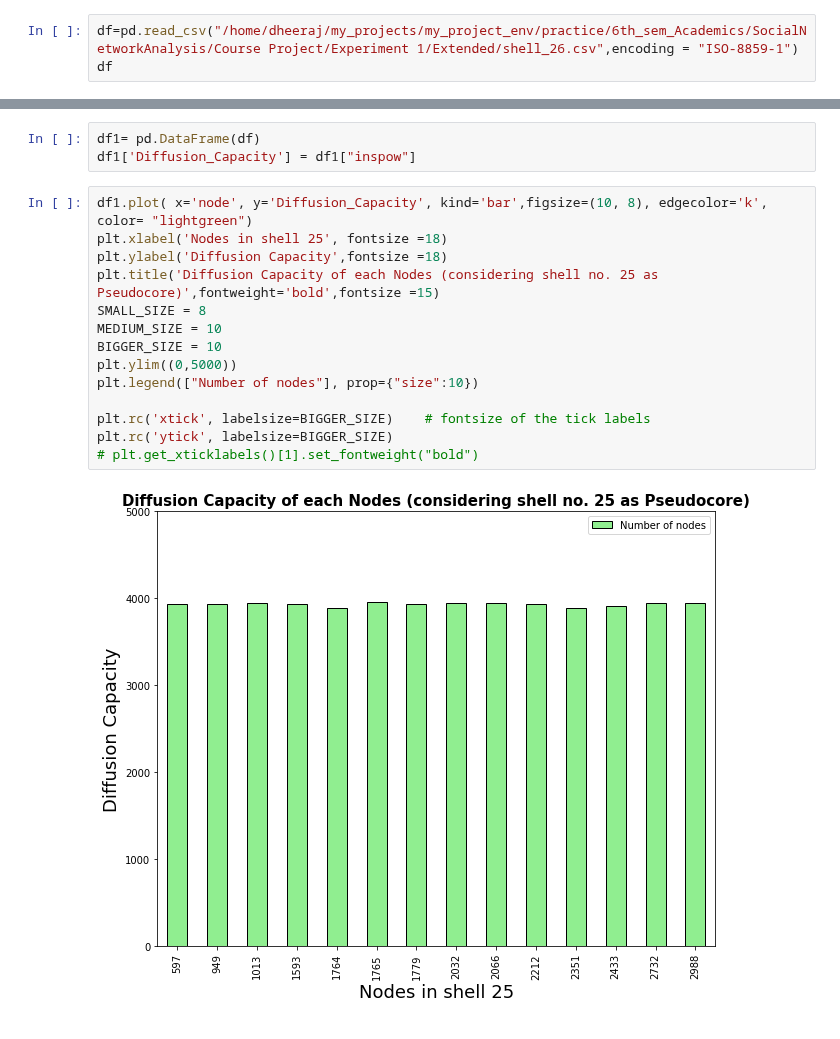
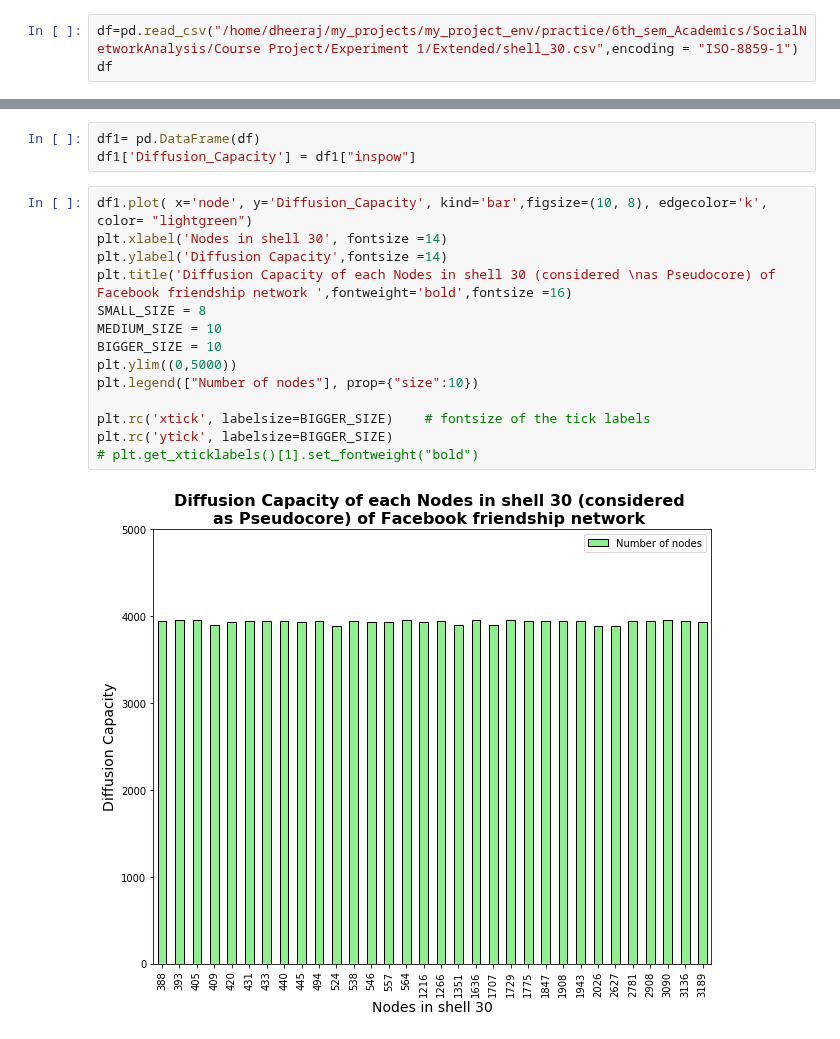
Before and after one commit to dheeraj-2000/6th_sem_Academics, a Jupyter notebook: SocialNetworkAnalysis/Course Project/Experiment 1/Extended/Untitled.ipynb, the cells around one changed output, grey strips where cells are left out. Drawn from its saved outputs; the diff is of its cells as text.

Commit message:
added diffusion power plots of facebook

```diff
--- a/SocialNetworkAnalysis/Course Project/Experiment 1/Extended/Untitled.ipynb
+++ b/SocialNetworkAnalysis/Course Project/Experiment 1/Extended/Untitled.ipynb
@@ -3,6 +3,6 @@ import numpy as np
 import pandas as pd
 import matplotlib.pyplot as plt
 # %%
-df=pd.read_csv("/home/dheeraj/my_projects/my_project_env/practice/6th_sem_Academics/SocialNetworkAnalysis/Course Project/Experiment 1/Extended/shell_26.csv",encoding = "ISO-8859-1")
+df=pd.read_csv("/home/dheeraj/my_projects/my_project_env/practice/6th_sem_Academics/SocialNetworkAnalysis/Course Project/Experiment 1/Extended/shell_30.csv",encoding = "ISO-8859-1")
 df
 # %% [output]
@@ -12,17 +28,17 @@ df1= pd.DataFrame(df)
 df1['Diffusion_Capacity'] = df1["inspow"]
 # %%
 df1.plot( x='node', y='Diffusion_Capacity', kind='bar',figsize=(10, 8), edgecolor='k', color= "lightgreen")
-plt.xlabel('Nodes in shell 25', fontsize =18)
-plt.ylabel('Diffusion Capacity',fontsize =18)
-plt.title('Diffusion Capacity of each Nodes (considering shell no. 25 as Pseudocore)',fontweight='bold',fontsize =15)
+plt.xlabel('Nodes in shell 30', fontsize =14)
+plt.ylabel('Diffusion Capacity',fontsize =14)
+plt.title('Diffusion Capacity of each Nodes in shell 30 (considered \nas Pseudocore) of Facebook friendship network ',fontweight='bold',fontsize =16)
 SMALL_SIZE = 8
 MEDIUM_SIZE = 10
 BIGGER_SIZE = 10
 plt.ylim((0,5000))
 plt.legend(["Number of nodes"], prop={"size":10})
 
 plt.rc('xtick', labelsize=BIGGER_SIZE)    # fontsize of the tick labels
 plt.rc('ytick', labelsize=BIGGER_SIZE)
 # plt.get_xticklabels()[1].set_fontweight("bold")
 # %% [output]
-[figure, old version]
+[figure, new version]
```
Also changed, not shown: parts of 1 cell of this notebook, 11 other files.
